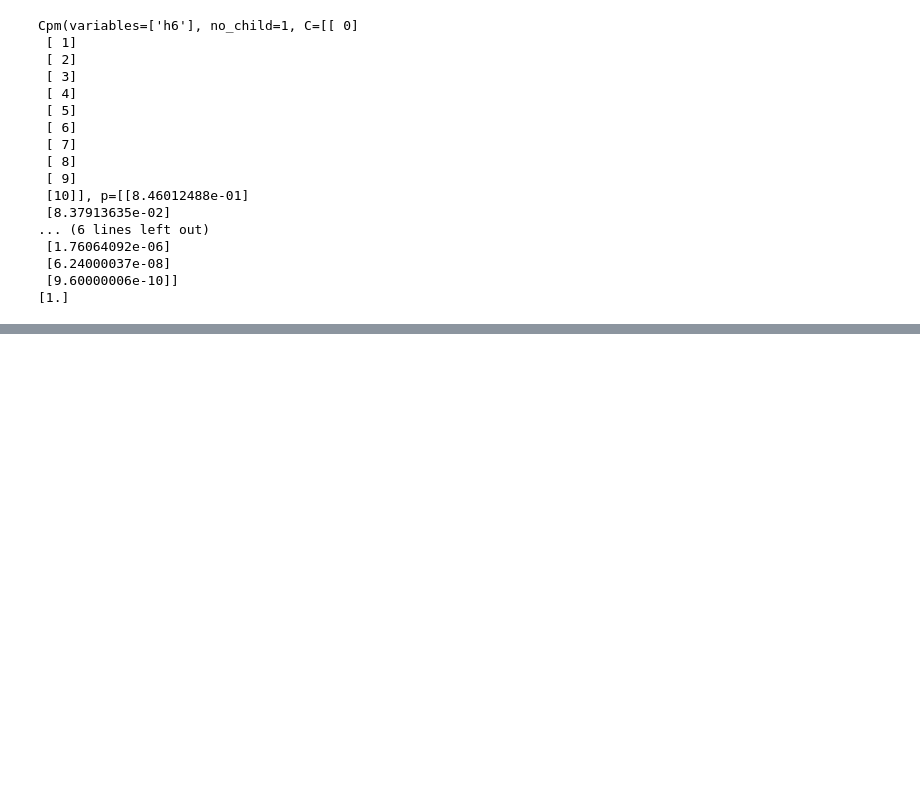
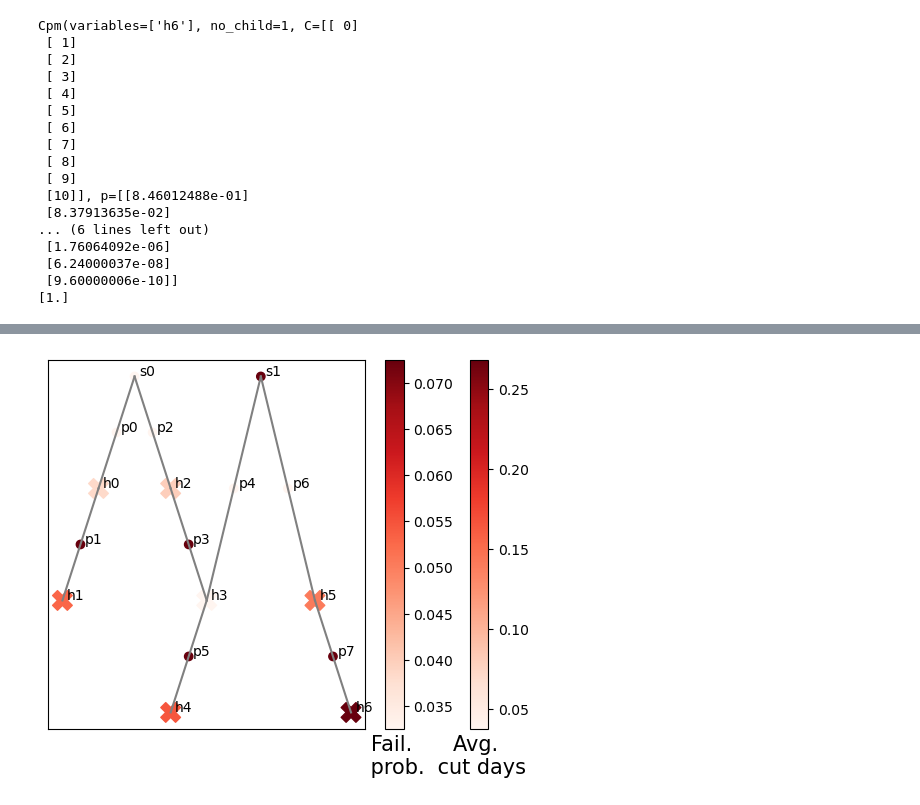
Before and after one commit to jieunbyun/BNS-JT, a Jupyter notebook: notebooks/power_house.ipynb, the cells around one changed output, grey strips where cells are left out. Drawn from its saved outputs; the diff is of its cells as text; code cells hidden in the pictures; blank space fills up the shorter version.

```diff
--- a/notebooks/power_house.ipynb
+++ b/notebooks/power_house.ipynb
@@ -445,6 +423,5 @@ print(mean)
 # %%
-# For visualisation
-
+# Gather data
 cd_df = pd.DataFrame(columns=['name', 'loc_x', 'loc_y', 'avg_cut_days']) # cut days
 for h in cut_lin.keys():
     cd_df = pd.concat( [cd_df, pd.DataFrame( [[h, locs[h][0], locs[h][1], avg_cut_days[h]]], columns=cd_df.columns )], ignore_index = True )
@@ -452,11 +429,19 @@ for h in cut_lin.keys():
 fr_df = pd.DataFrame( columns=['name', 'loc_x', 'loc_y', 'pf'] ) # failure probabilities
 for i in range(n_subs):
     x = 'xs' + str(i)
+    xs = 's' +str(i)
     Mx = cpm.cal_Msys_by_cond_VE( cpms, vars, ['haz'], VE_ord, x )
-    pf = cpm.get_prob( Mx, [x], 0 )
-    fr_df = pd.concat( [fr_df, pd.DataFrame([[x, locs['s'+str(i)][0], locs['s'+str(i)][1], pf]], columns=fr_df.columns)], ignore_index=True )
+    pf = cpm.get_prob( Mx, [x], [0] )
+    fr_df = pd.concat( [fr_df, pd.DataFrame([[xs, locs[xs][0], locs[xs][1], pf]], columns=fr_df.columns)], ignore_index=True )
 
-print(cd_df)
+for i in range(n_pole):
+    x = 'xp' + str(i)
+    xs = 'p'+str(i)
+    Mx = cpm.cal_Msys_by_cond_VE( cpms, vars, ['haz'], VE_ord, x )
+    pf = cpm.get_prob( Mx, [x], [0] )
+    fr_df = pd.concat( [fr_df, pd.DataFrame([[xs, locs[xs][0], locs[xs][1], pf]], columns=fr_df.columns)], ignore_index=True )
+
+print(cd_df, '\n')
 print(fr_df)
 # %% [output]
   name  loc_x  loc_y  avg_cut_days
@@ -469,0 +467,27 @@ print(fr_df)
+# %%
+fig = plt.figure()
+ax = fig.add_subplot(1,1,1)
+
+for x, pair in conn.items():
+    loc0, loc1 = locs[pair[0]], locs[pair[1]]
+    plt.plot([loc0[0], loc1[0]], [loc0[1], loc1[1]], color='grey')
+
+plt.scatter(cd_df['loc_x'].to_list(), cd_df['loc_y'].to_list(), c = cd_df['avg_cut_days'].to_list(), cmap='Reds', s=200, marker="X")
+cb1 = plt.colorbar()
+cb1.ax.set_xlabel('Avg. \n cut days', size = 15)
+
+plt.scatter(fr_df['loc_x'].to_list(), fr_df['loc_y'].to_list(), c = fr_df['pf'].to_list(), cmap='Reds')
+cb2 = plt.colorbar()
+cb2.ax.set_xlabel('Fail. \n prob.', size = 15)
+
+tx, ty = 0.10, 0.01
+for i, name in enumerate(cd_df['name'].to_list()):
+    ax.text(cd_df['loc_x'][i]+tx, cd_df['loc_y'][i]+ty, name)
+for i, name in enumerate(fr_df['name'].to_list()):
+    ax.text(fr_df['loc_x'][i]+tx, fr_df['loc_y'][i]+ty, name)
+
+ax.set_xticks([])
+ax.set_yticks([])
+plt.show()
+# %% [output]
+[figure, added]
```
Also changed, not shown: parts of 11 cells of this notebook.
